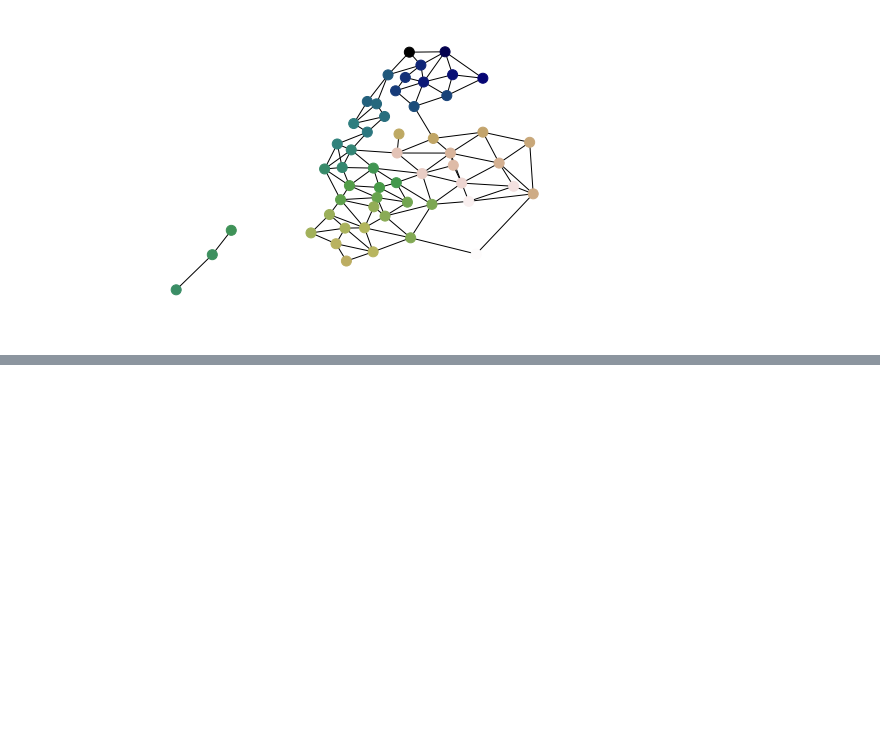
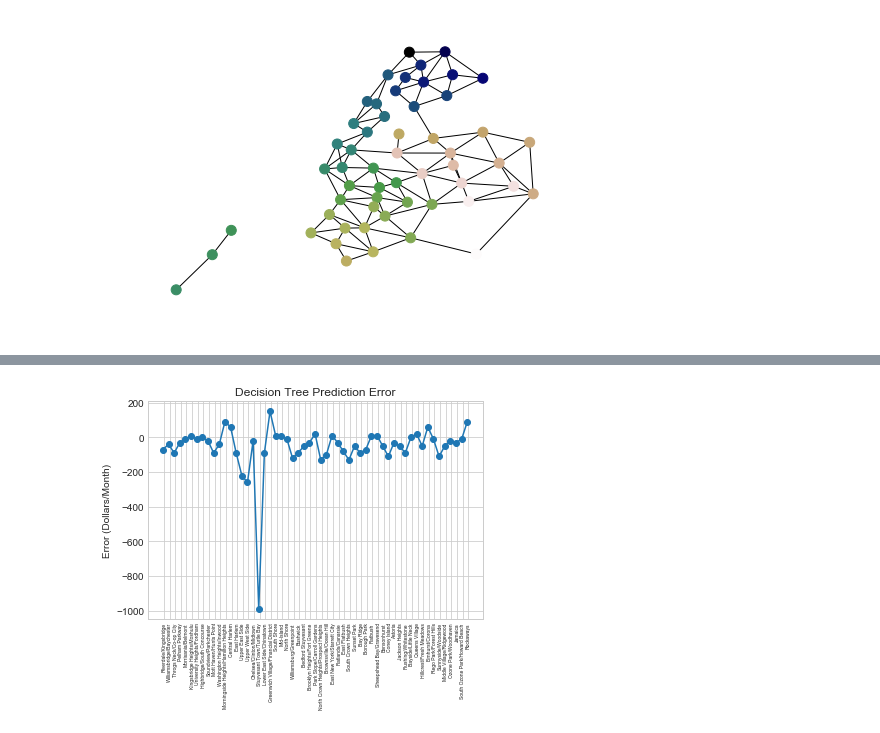
Before and after one commit to msgiles/am231final, a Jupyter notebook: notebooks/work.ipynb, the cells around one changed output, grey strips where cells are left out. Cells and saved outputs as stored; diff of their text form; code cells hidden in the pictures; blank space fills up the shorter version.

Commit message:
generating figures, etc

```diff
--- a/notebooks/work.ipynb
+++ b/notebooks/work.ipynb
@@ -240,3 +216,45 @@ new_units = new_units.sort_index()
 crime = crime.sort_index()
 neighbor_means = neighbor_means.sort_index()
 median_rents = median_rents.sort_index()
+# %%
+n = 11 # number of years
+m = 7 # number of features
+k = 55 # number of PUMAs
+# Stack our observations: first axis is PUMA, second is year, third is feature
+Xs = np.dstack([median_incomes[years].values,
+                     education_levels[years].values,
+                     percents_white[years].values,
+                     subways[years].values,
+                     new_units[years].values,
+                     crime[years].values,
+                     neighbor_means[years].values,
+                     median_rents[years].ewm(com=2).mean().values])
+
+# Observations
+Y = median_rents[years].astype('float32').values
+X_test = Xs[:,-1,:]
+Y_test = Y[:,-1]
+Y = Y[:,:-1]
+X = Xs[:, :-1, :]
+clf = tree.DecisionTreeRegressor()
+predictions = np.zeros(k)
+resids = np.zeros(k)
+for i in range(k):
+    clf = clf.fit(X[i], Y[i])
+    predictions[i] = clf.predict(X_test[i,:].reshape(1, -1))
+# %%
+sns.set_style('whitegrid')
+N = 55
+fig, ax = plt.subplots()
+width = 0.35
+ind = np.arange(N)
+p1 = ax.plot(errs, 'o-')
+ax.set_title('Rents Actual vs Predicted')
+ax.set_xticks(ind + width / 2)
+errs = predictions - Y_test
+ax.set_title('Decision Tree Prediction Error')
+ax.set_xticklabels(median_rents['Sub-Borough Area'], rotation='vertical', fontsize = 5)
+plt.ylabel('Error (Dollars/Month)')
+plt.show()
+# %% [output]
+[figure, added]
```
Also changed, not shown: parts of 15 cells of this notebook.
